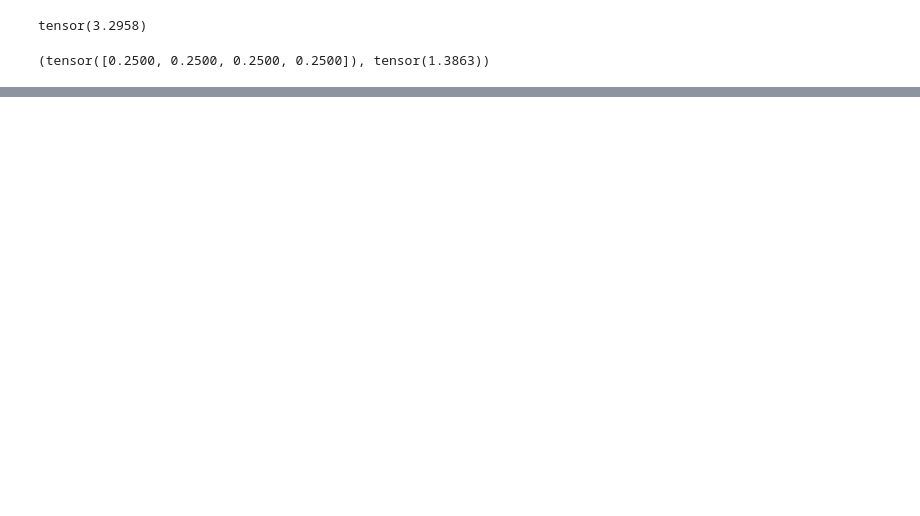
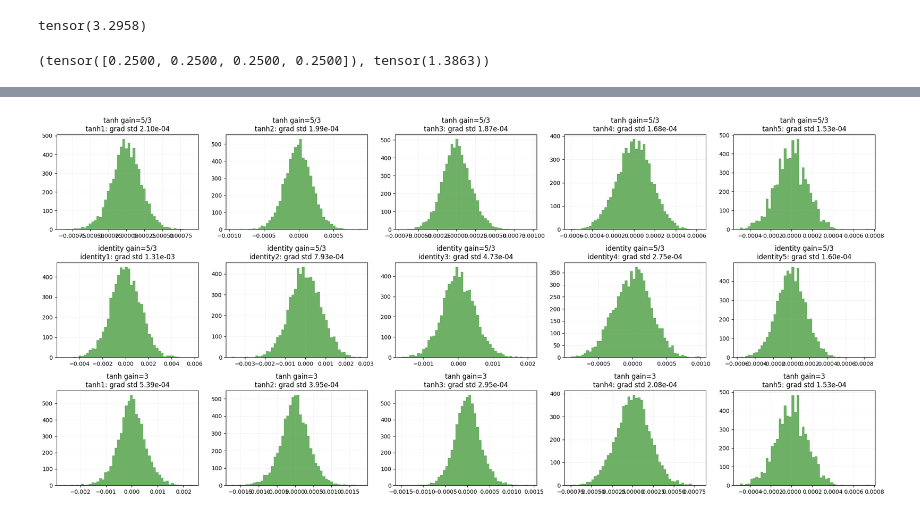
Before and after one commit to vallari24/zero-to-research, a Jupyter notebook: notebooks/04_makemore_activations_gradients_batchnorm.ipynb, the cells around one changed output, grey strips where cells are left out. Saved outputs shown, nothing was run; the diff lists cells and outputs as text; code cells hidden in the pictures; blank space fills up the shorter version.

```diff
--- a/notebooks/04_makemore_activations_gradients_batchnorm.ipynb
+++ b/notebooks/04_makemore_activations_gradients_batchnorm.ipynb
@@ -205,13 +234,16 @@ for _ in range(20):
     out = []
     context = [0] * block_size # initialize ...
 
-    while True: # rull till '.' is predicted
+    for _step in range(40): # stop at '.' or after 40 chars
 
 
         #forward pass the neural net
         emb = C[torch.tensor([context])] # 1 example, block size, e embed
         embcat = emb.view(emb.shape[0],-1) # emb.shape[0] should be 1?
-        h = torch.tanh(embcat@W1 + b1)
+
+        hpreact = embcat@W1 + b1 # pre activation
+        h = torch.tanh(hpreact)
+
         logits = h @ W2 + b2
         probs = F.softmax(logits, dim=1)
 
@@ -249,0 +564,29 @@ yuma.
+# %%
+def plot_layer_gradient_histograms(snapshots):
+    nrows = len(snapshots)
+    max_layers = max(len(monitored_layers(s, (Tanh, Identity))) for s in snapshots.values())
+    plt.figure(figsize=(4.2 * max_layers, 3.2 * nrows))
+
+    plot_i = 1
+    for row_name, snapshot in snapshots.items():
+        layers = monitored_layers(snapshot, (Tanh, Identity))
+        for layer in layers:
+            ax = plt.subplot(nrows, max_layers, plot_i)
+            grad = layer.out.grad.detach().view(-1)
+            ax.hist(grad.tolist(), bins=50, color="#54A24B", alpha=0.85)
+            ax.set_title(f"{row_name}\n{layer.name}: grad std {grad.std().item():.2e}")
+            ax.grid(alpha=0.15)
+            plot_i += 1
+        plot_i += max_layers - len(layers)
+
+    plt.tight_layout()
+
+
+grad_snaps = {
+    "tanh gain=5/3": one_batch_snapshot(gain=5/3, use_bn=False, activation="tanh"),
+    "identity gain=5/3": one_batch_snapshot(gain=5/3, use_bn=False, activation="identity"),
+    "tanh gain=3": one_batch_snapshot(gain=3.0, use_bn=False, activation="tanh"),
+}
+plot_layer_gradient_histograms(grad_snaps)
+# %% [output]
+[figure, added]
```
Also changed, not shown: parts of 23 cells of this notebook, 9 other files.
